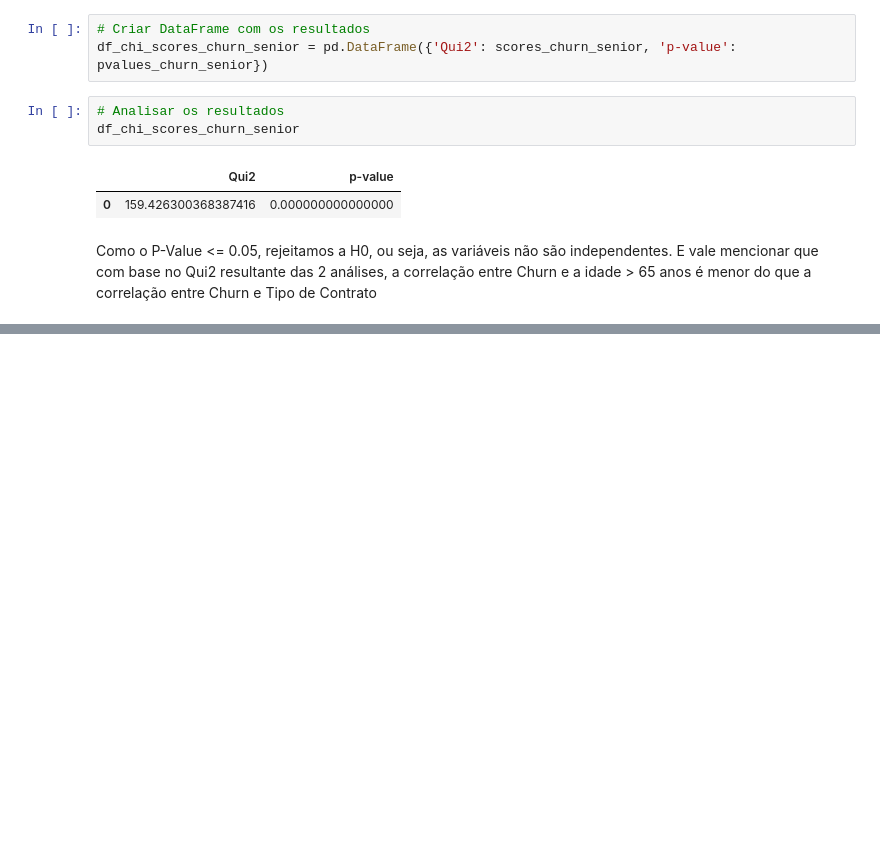
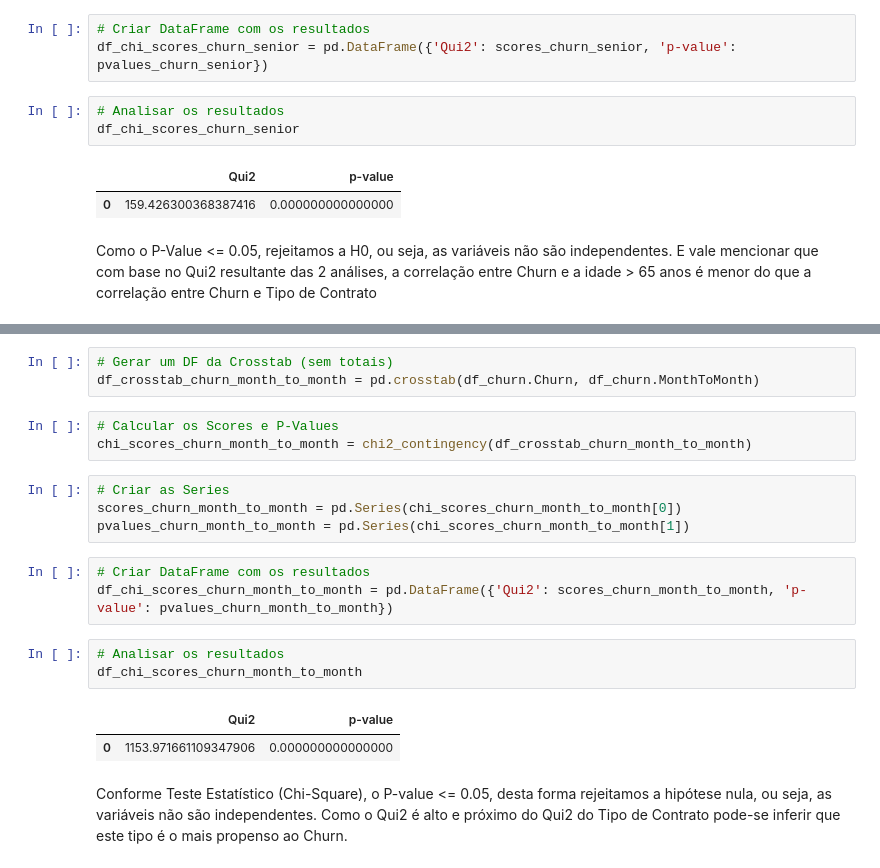
Before and after one commit to arthurrios/eda, a Jupyter notebook: eda_churn.ipynb, the cells around one changed output, grey strips where cells are left out. Drawn from its saved outputs; the diff is of its cells as text; blank space fills up the shorter version.

Commit message:
feat: challenge 2 - correlation between specific contract type and churn

```diff
--- a/eda_churn.ipynb
+++ b/eda_churn.ipynb
@@ -932,0 +963,21 @@ Como o P-Value <= 0.05, rejeitamos a H0, ou seja, as variáveis não são indepe
+# %%
+# Gerar um DF da Crosstab (sem totais)
+df_crosstab_churn_month_to_month = pd.crosstab(df_churn.Churn, df_churn.MonthToMonth)
+# %%
+# Calcular os Scores e P-Values
+chi_scores_churn_month_to_month = chi2_contingency(df_crosstab_churn_month_to_month)
+# %%
+# Criar as Series
+scores_churn_month_to_month = pd.Series(chi_scores_churn_month_to_month[0])
+pvalues_churn_month_to_month = pd.Series(chi_scores_churn_month_to_month[1])
+# %%
+# Criar DataFrame com os resultados
+df_chi_scores_churn_month_to_month = pd.DataFrame({'Qui2': scores_churn_month_to_month, 'p-value': pvalues_churn_month_to_month})
+# %%
+# Analisar os resultados
+df_chi_scores_churn_month_to_month
+# %% [output]
+|  | Qui2 | p-value |
+| 0 | 1153.971661109347906 | 0.000000000000000 |
+# %% [markdown]
+Conforme Teste Estatístico (Chi-Square), o P-value <= 0.05, desta forma rejeitamos a hipótese nula, ou seja, as variáveis não são independentes. Como o Qui2 é alto e próximo do Qui2 do Tipo de Contrato pode-se inferir que este tipo é o mais propenso ao Churn.
```
Also changed, not shown: parts of 6 cells of this notebook.
